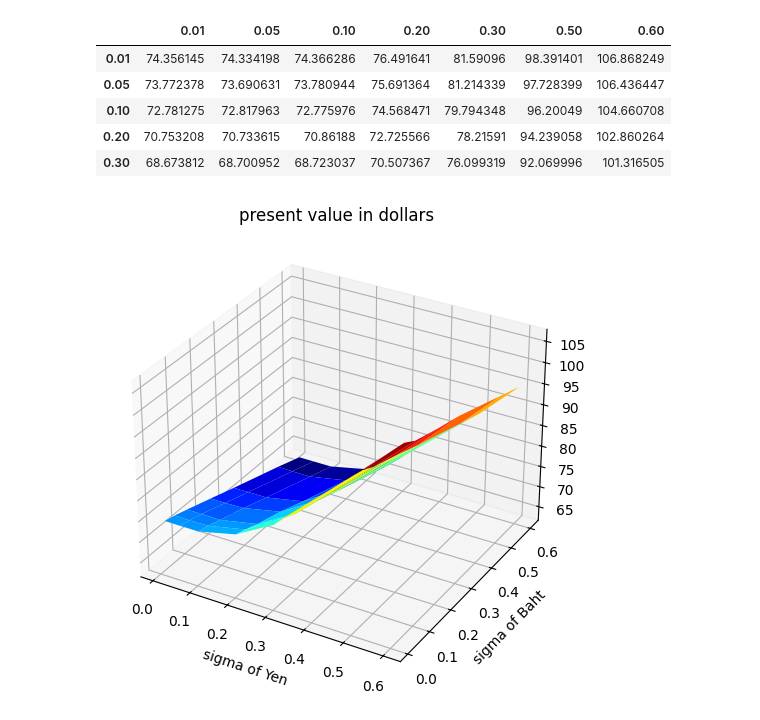
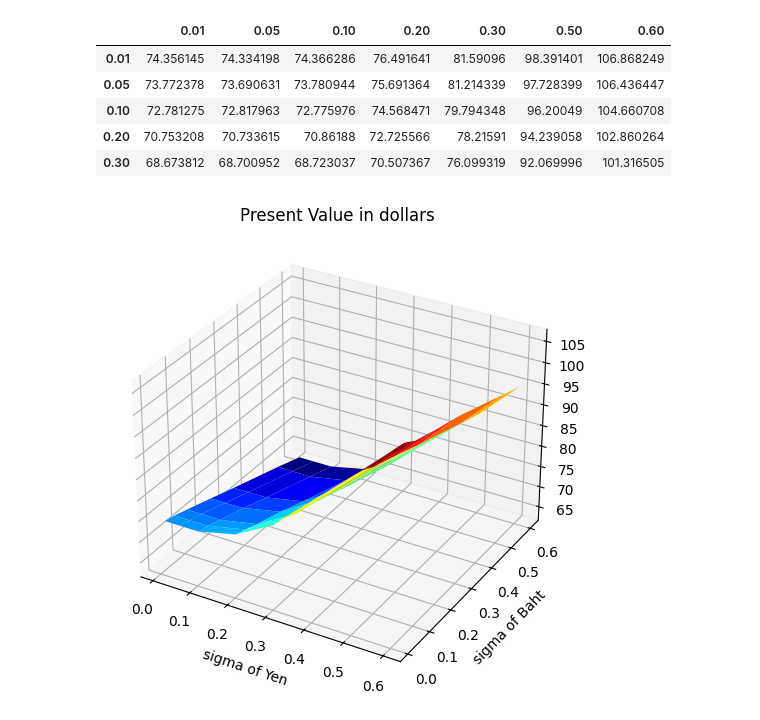
Before and after one commit to dango-sk/analysis-practice, a Jupyter notebook: KAIST_25fall/simulation/02_monte_carlo_simulation.ipynb, the cells around one changed output. Cells and saved outputs as stored; diff of their text form; code cells hidden in the pictures.

```diff
--- a/KAIST_25fall/simulation/02_monte_carlo_simulation.ipynb
+++ b/KAIST_25fall/simulation/02_monte_carlo_simulation.ipynb
@@ -119,18 +119,18 @@ table.head()
 # %%
 x,y = np.meshgrid(table.index.astype(float), table.columns.astype(float))
 z = table.values.astype(float)
 
 fig = plt.figure(figsize=(10,6))
 ax = fig.add_subplot(111, projection="3d")
 
 ax.plot_surface(x,y,z, cmap="jet")
 
 ax.set_xlabel("sigma of Yen")
 ax.set_ylabel("sigma of Baht")
-plt.title("present value in dollars")
+plt.title("Present Value in dollars")
 plt.show()
 # %% [output]
-[figure, old version]
+[figure, new version]
 # %%
 multiplier = np.array([3,4,5,6])
 results = []
```
Also changed, not shown: parts of 2 cells of this notebook.
